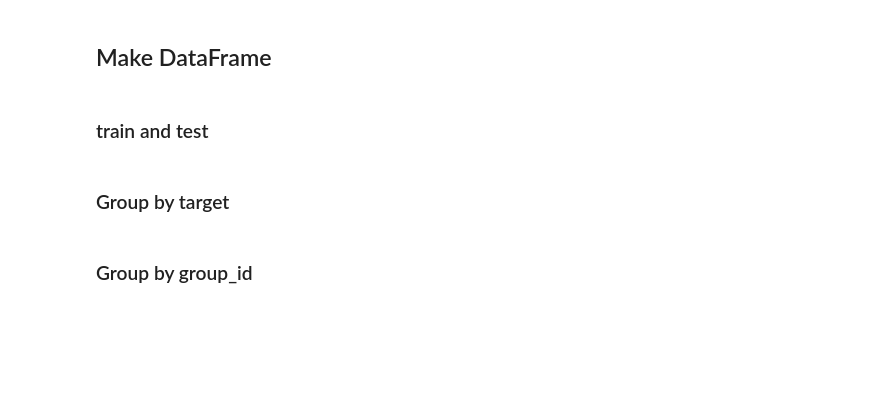
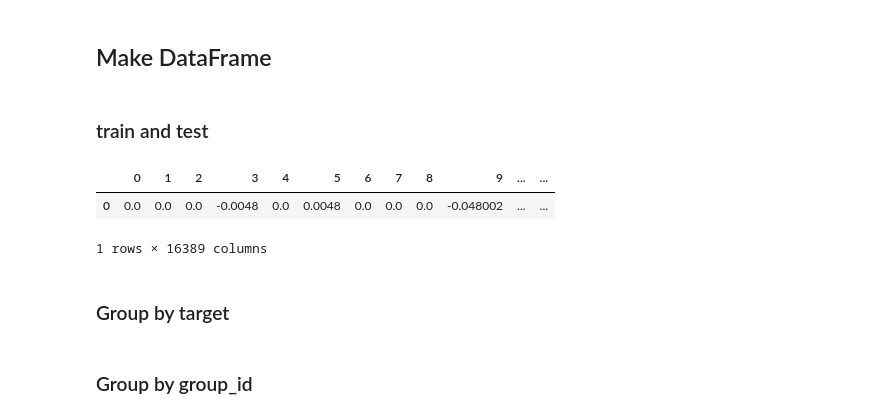
Before and after one commit to Bukhteev/Sphera_Project, a Jupyter notebook: Kirill/text_analiz.ipynb, the cells around one changed output. Drawn from its saved outputs; the diff is of its cells as text; code cells hidden in the pictures; blank space fills up the shorter version.

```diff
--- a/Kirill/text_analiz.ipynb
+++ b/Kirill/text_analiz.ipynb
@@ -83,0 +282,6 @@ new_test = data_hash[~data_hash.is_train]
+# %%
+train_text.to_csv('train_text.csv', index = False)
+# %% [output]
+|  | 0 | 1 | 2 | 3 | 4 | 5 | 6 | 7 | 8 | 9 | ... | ... |
+| 0 | 0.0 | 0.0 | 0.0 | -0.0048 | 0.0 | 0.0048 | 0.0 | 0.0 | 0.0 | -0.048002 | ... | ... |
+1 rows × 16389 columns
```
Also changed, not shown: parts of 89 cells of this notebook, 1 other file.
